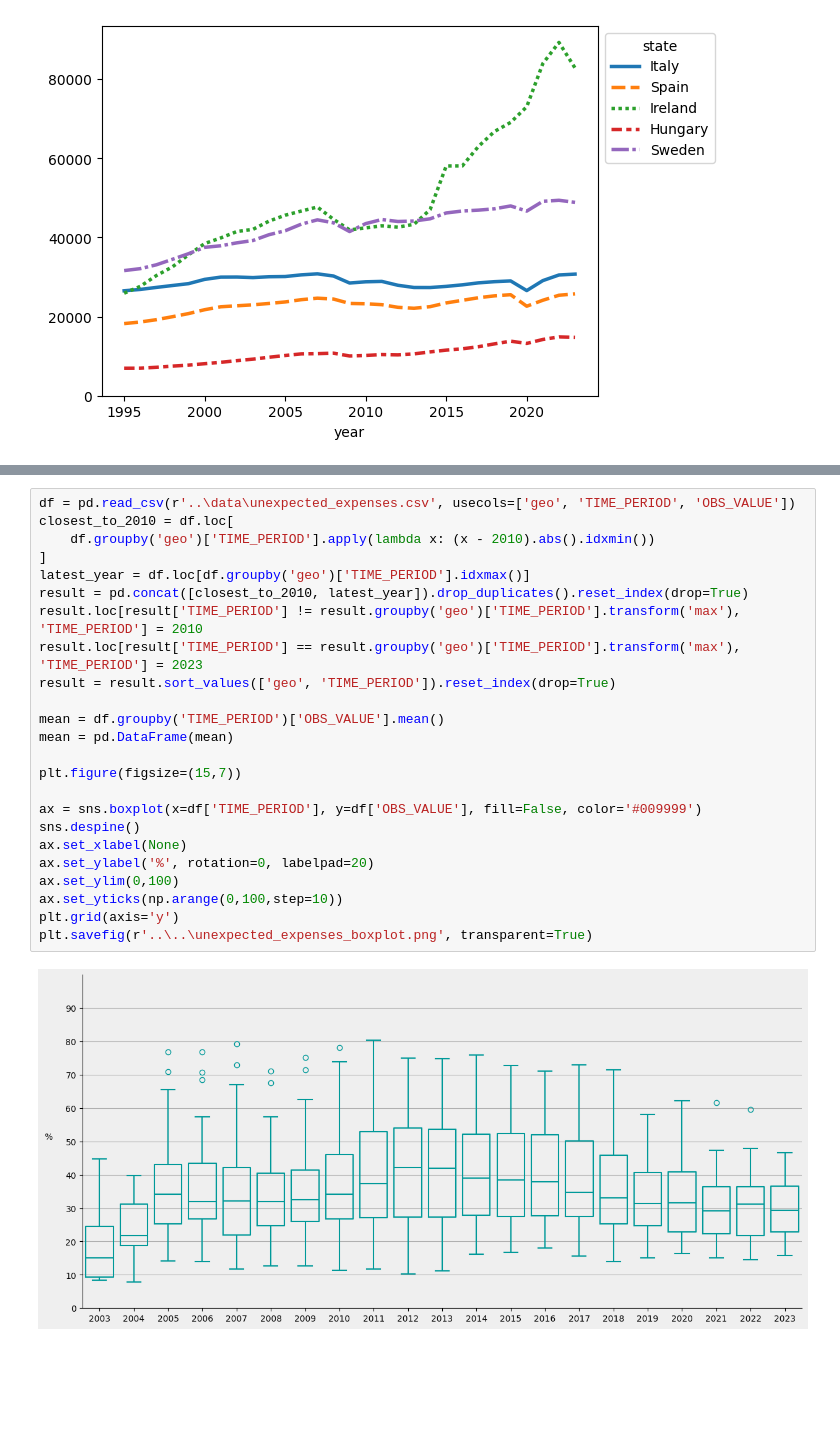
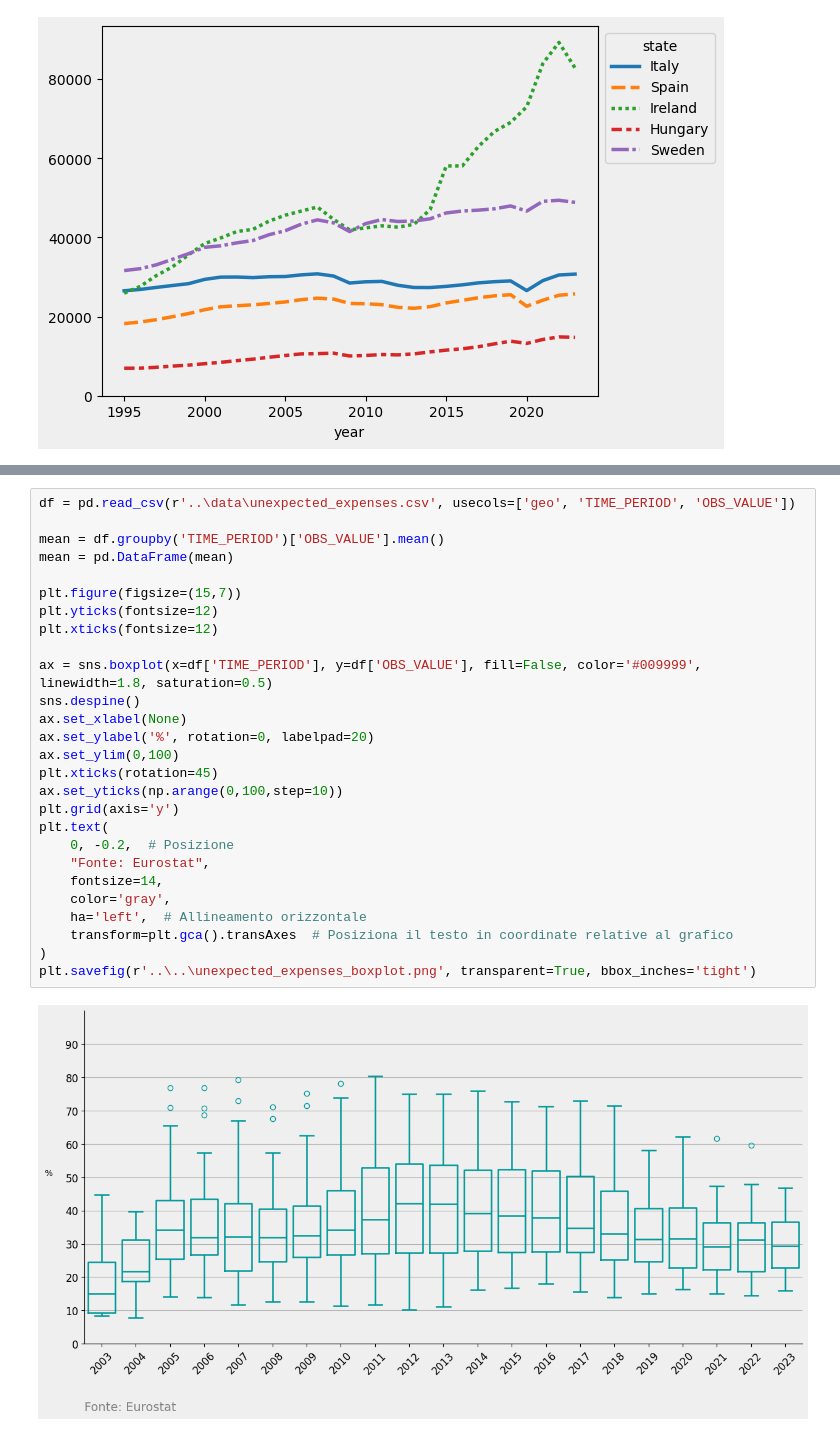
Before and after one commit to GioooTDM/Visualizzazione-Scientifica, a Jupyter notebook: graphs/GDP_graphs.ipynb, the cells around one changed output, grey strips where cells are left out. Cells and saved outputs as stored; diff of their text form; blank space fills up the shorter version.

```diff
--- a/graphs/GDP_graphs.ipynb
+++ b/graphs/GDP_graphs.ipynb
@@ -108,29 +227,32 @@ plt.savefig(r'..\..\mean_income_M_barplot.png', transparent=True)
 # %%
 df = pd.read_csv(r'..\data\unexpected_expenses.csv', usecols=['geo', 'TIME_PERIOD', 'OBS_VALUE'])
-closest_to_2010 = df.loc[
-    df.groupby('geo')['TIME_PERIOD'].apply(lambda x: (x - 2010).abs().idxmin())
-]
-latest_year = df.loc[df.groupby('geo')['TIME_PERIOD'].idxmax()]
-result = pd.concat([closest_to_2010, latest_year]).drop_duplicates().reset_index(drop=True)
-result.loc[result['TIME_PERIOD'] != result.groupby('geo')['TIME_PERIOD'].transform('max'), 'TIME_PERIOD'] = 2010
-result.loc[result['TIME_PERIOD'] == result.groupby('geo')['TIME_PERIOD'].transform('max'), 'TIME_PERIOD'] = 2023
-result = result.sort_values(['geo', 'TIME_PERIOD']).reset_index(drop=True)
 
 mean = df.groupby('TIME_PERIOD')['OBS_VALUE'].mean()
 mean = pd.DataFrame(mean)
 
 plt.figure(figsize=(15,7))
+plt.yticks(fontsize=12)
+plt.xticks(fontsize=12)
 
-ax = sns.boxplot(x=df['TIME_PERIOD'], y=df['OBS_VALUE'], fill=False, color='#009999')
+ax = sns.boxplot(x=df['TIME_PERIOD'], y=df['OBS_VALUE'], fill=False, color='#009999', linewidth=1.8, saturation=0.5)
 sns.despine()
 ax.set_xlabel(None)
 ax.set_ylabel('%', rotation=0, labelpad=20)
 ax.set_ylim(0,100)
+plt.xticks(rotation=45)
 ax.set_yticks(np.arange(0,100,step=10))
 plt.grid(axis='y')
-plt.savefig(r'..\..\unexpected_expenses_boxplot.png', transparent=True)
+plt.text(
+    0, -0.2,  # Posizione
+    "Fonte: Eurostat",
+    fontsize=14,
+    color='gray',
+    ha='left',  # Allineamento orizzontale
+    transform=plt.gca().transAxes  # Posiziona il testo in coordinate relative al grafico
+)
+plt.savefig(r'..\..\unexpected_expenses_boxplot.png', transparent=True, bbox_inches='tight')
 # %% [output]
-[figure, old version]
+[figure, new version]
 # %%
 df = pd.read_csv(r'..\data\healthy_life_years.csv', usecols=['geo', 'TIME_PERIOD', 'sex', 'OBS_VALUE'])
 df_sex = df[df['sex'] != 'Total']
```
Also changed, not shown: parts of 10 cells of this notebook, 5 other files.
